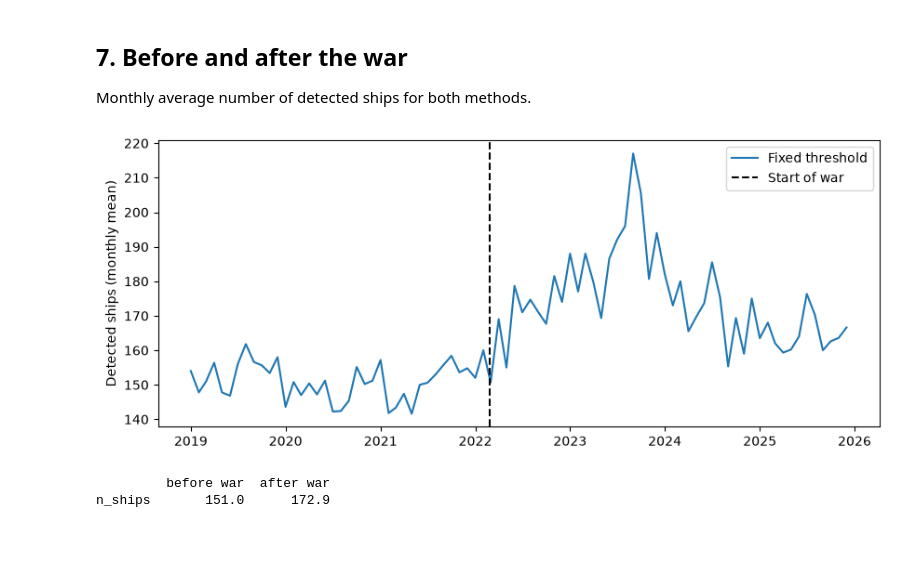
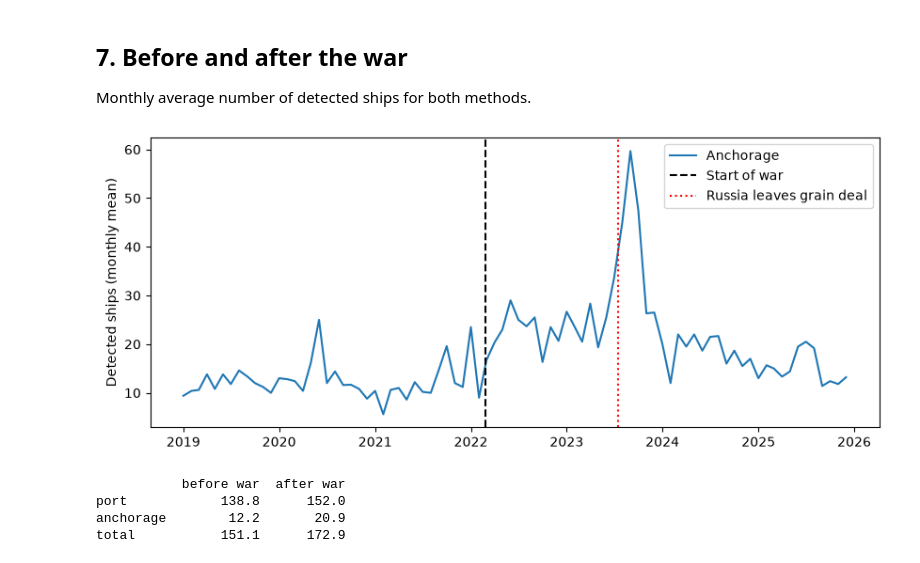
Before and after one commit to paulianoprescu/black-sea-vessel-monitoring, a Jupyter notebook: main.ipynb, the cells around one changed output. Saved outputs shown, nothing was run; the diff lists cells and outputs as text; code cells hidden in the pictures.

Commit message:
Plotting the correct anchorage site data on the graph

```diff
--- a/main.ipynb
+++ b/main.ipynb
@@ -170,32 +170,40 @@ We count the ships in every scence from 2019 to 2025.
 This process will take a few minutes, so the result is saved to 'data/ship_counts.csv.
 THe next time you run the notebook, the counts are loaded from that file instead.
 # %%
-# Ocounts_cfar = ship_counts(s1, water, method='cfar', guard=guard, outer=outer, k=k, min_pixels=min_pixels)
-counts = ship_counts(s1, water, threshold=threshold, k=k, min_pixels=min_pixels)
+# counts_cfar = ship_counts(s1, water, method='cfar', guard=guard, outer=outer, k=k, min_pixels=min_pixels)
+counts_port = ship_counts(s1, water.intersection(port, 1), threshold=threshold, k=k, min_pixels=min_pixels)
+counts_anchorage = ship_counts(s1, water.intersection(anchorage, 1), threshold=threshold, k=k, min_pixels=min_pixels)
+counts = pd.concat({'port': counts_port['n_ships'], 'anchorage': counts_anchorage['n_ships']}, axis=1)
+counts['total'] = counts['port'] + counts['anchorage']
 # %% [markdown]
 ## 7. Before and after the war
 Monthly average number of detected ships for both methods.
 # %%
 # Monthly average, so the plot is less noisy than 322 single dates
 monthly = counts.resample('MS').mean()
 war_start = '2022-02-24'
 
 fig, ax = plt.subplots(figsize=(10, 4))
-ax.plot(monthly.index, monthly['n_ships'], label='Fixed threshold')
+
+ax.plot(monthly.index, monthly['anchorage'], label='Anchorage')
+
 
 ax.axvline(pd.Timestamp(war_start), color='black', linestyle='--', label='Start of war')
+ax.axvline(pd.Timestamp('2023-07-17'), color='red', linestyle=':', label='Russia leaves grain deal')
 ax.set_ylabel('Detected ships (monthly mean)')
 ax.legend()
 fig.savefig(os.path.join(output_dir, 'ship_counts.png'), dpi=150, bbox_inches='tight')
 plt.show()
 
 # Average number of ships per image, before and after the start of the war
 before = counts[counts.index < war_start].mean()
 after = counts[counts.index >= war_start].mean()
 print(pd.DataFrame({'before war': before, 'after war': after}).round(1))
 
 counts.to_csv(os.path.join(data_dir, 'ship_counts.csv'))
 # %% [output]
-[figure, old version]
+[figure, new version]
-         before war  after war
-n_ships       151.0      172.9
+           before war  after war
+port            138.8      152.0
+anchorage        12.2       20.9
+total           151.1      172.9
```
Also changed, not shown: parts of 2 cells of this notebook.
